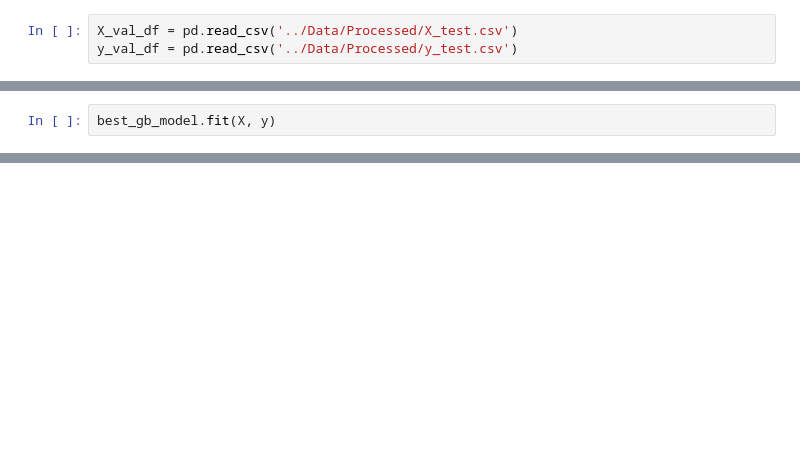
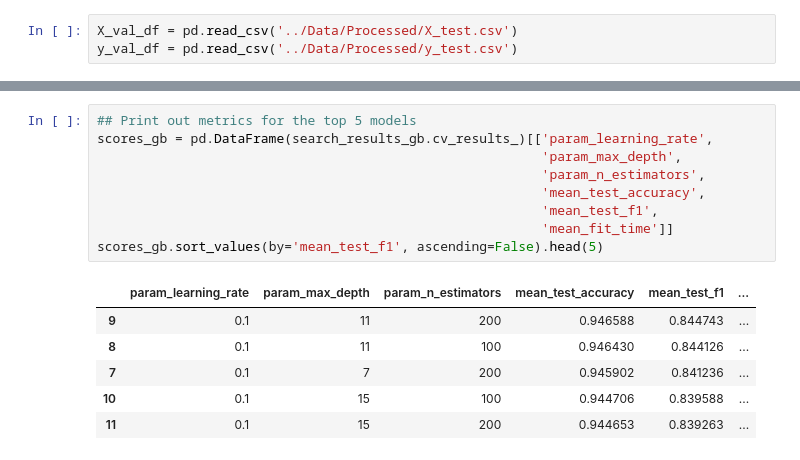
Before and after one commit to rkarpman/SpringboardCapstone2, a Jupyter notebook: Notebooks/capstone-modeling.ipynb, the cells around one changed output, grey strips where cells are left out. Saved outputs shown, nothing was run; the diff lists cells and outputs as text; blank space fills up the shorter version.

```diff
--- a/Notebooks/capstone-modeling.ipynb
+++ b/Notebooks/capstone-modeling.ipynb
@@ -257,2 +135,0 @@ best_gb_model = search_results_gb.best_estimator_
-# %%
-best_gb_model.fit(X, y)
@@ -276,0 +232,16 @@ array([[204642,   7345],
+# %%
+## Print out metrics for the top 5 models
+scores_gb = pd.DataFrame(search_results_gb.cv_results_)[['param_learning_rate',
+                                                         'param_max_depth',
+                                                         'param_n_estimators',
+                                                         'mean_test_accuracy',
+                                                         'mean_test_f1',
+                                                         'mean_fit_time']]
+scores_gb.sort_values(by='mean_test_f1', ascending=False).head(5)
+# %% [output]
+|  | param_learning_rate | param_max_depth | param_n_estimators | mean_test_accuracy | mean_test_f1 | ... |
+| 9 | 0.1 | 11 | 200 | 0.946588 | 0.844743 | ... |
+| 8 | 0.1 | 11 | 100 | 0.946430 | 0.844126 | ... |
+| 7 | 0.1 | 7 | 200 | 0.945902 | 0.841236 | ... |
+| 10 | 0.1 | 15 | 100 | 0.944706 | 0.839588 | ... |
+| 11 | 0.1 | 15 | 200 | 0.944653 | 0.839263 | ... |
```
Also changed, not shown: parts of 80 cells of this notebook.
